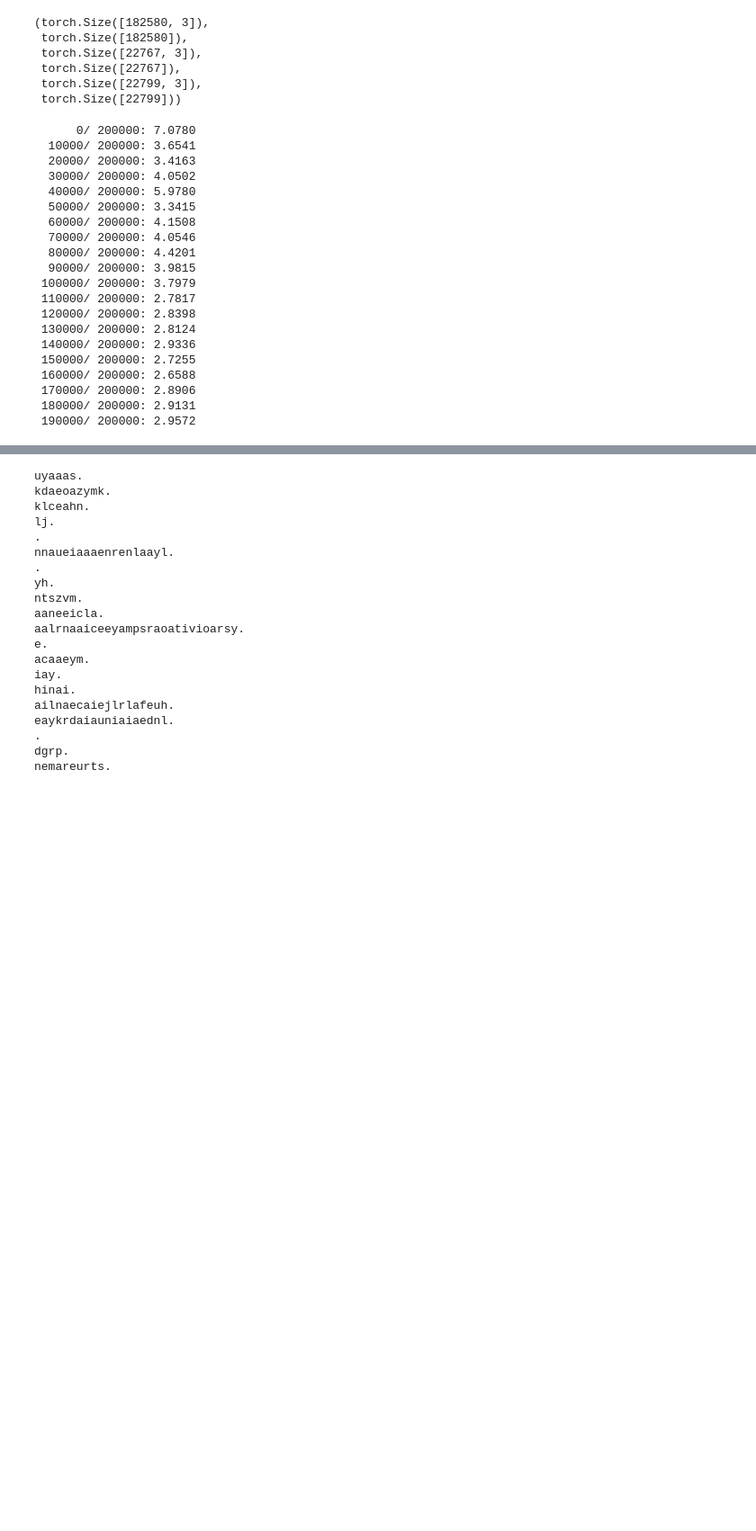
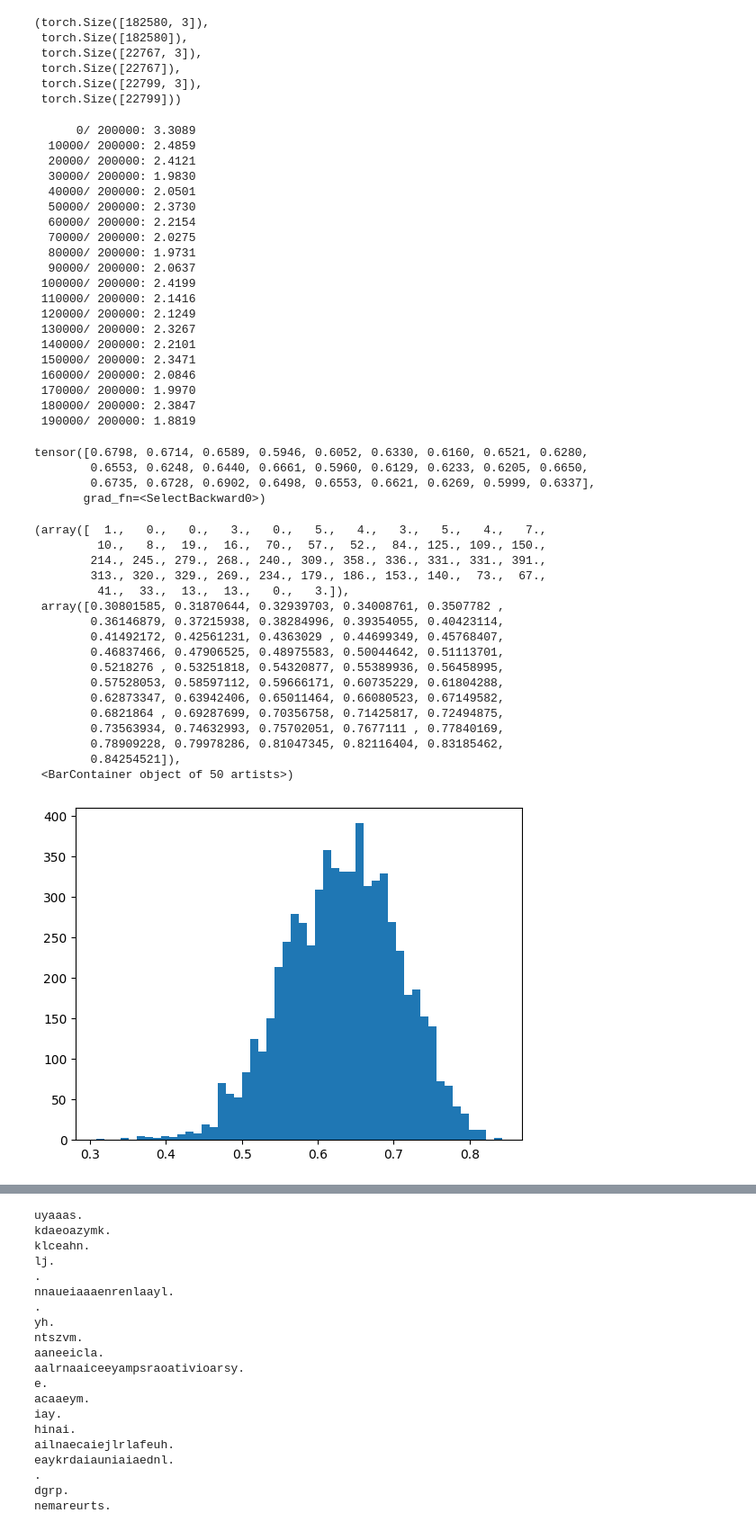
Before and after one commit to SanjaySaatyaki/makemore, a Jupyter notebook: activation_and_gradiants.ipynb, the cells around one changed output, grey strips where cells are left out. Shown at 90% size. Drawn from its saved outputs; the diff is of its cells as text; code cells hidden in the pictures; blank space fills up the shorter version.

```diff
--- a/activation_and_gradiants.ipynb
+++ b/activation_and_gradiants.ipynb
@@ -69,7 +72,10 @@ for i in range(max_steps):
     ix = torch.randint(0,Xtr.shape[0],(batch_size,), generator=g)
     Xb, Yb = Xtr[ix],Ytr[ix]
     emb = C[Xb]
-    h = torch.tanh(emb.view(emb.shape[0],-1)@W1+b1)
+    embcat = emb.view(emb.shape[0],-1)
+    hpreact = embcat @ W1 + b1
+    hpreact = bngain * (hpreact - hpreact.mean(0,keepdim=True)/hpreact.std(0, keepdim=True)) + bnbias
+    h = torch.tanh(hpreact)
     logits = h @ W2 + b2
     loss = F.cross_entropy(logits,Yb)
 
@@ -86,23 +92,51 @@ for i in range(max_steps):
         print(f"{i:7d}/{max_steps:7d}: {loss.item():.4f}")
     lossi.append(loss.log10().item())
 # %% [output]
-      0/ 200000: 7.0780
-  10000/ 200000: 3.6541
-  20000/ 200000: 3.4163
-  30000/ 200000: 4.0502
-  40000/ 200000: 5.9780
-  50000/ 200000: 3.3415
-  60000/ 200000: 4.1508
-  70000/ 200000: 4.0546
-  80000/ 200000: 4.4201
-  90000/ 200000: 3.9815
- 100000/ 200000: 3.7979
- 110000/ 200000: 2.7817
- 120000/ 200000: 2.8398
- 130000/ 200000: 2.8124
- 140000/ 200000: 2.9336
- 150000/ 200000: 2.7255
- 160000/ 200000: 2.6588
- 170000/ 200000: 2.8906
- 180000/ 200000: 2.9131
- 190000/ 200000: 2.9572
+      0/ 200000: 3.3089
+  10000/ 200000: 2.4859
+  20000/ 200000: 2.4121
+  30000/ 200000: 1.9830
+  40000/ 200000: 2.0501
+  50000/ 200000: 2.3730
+  60000/ 200000: 2.2154
+  70000/ 200000: 2.0275
+  80000/ 200000: 1.9731
+  90000/ 200000: 2.0637
+ 100000/ 200000: 2.4199
+ 110000/ 200000: 2.1416
+ 120000/ 200000: 2.1249
+ 130000/ 200000: 2.3267
+ 140000/ 200000: 2.2101
+ 150000/ 200000: 2.3471
+ 160000/ 200000: 2.0846
+ 170000/ 200000: 1.9970
+ 180000/ 200000: 2.3847
+ 190000/ 200000: 1.8819
+# %%
+logits[0]
+# %% [output]
+tensor([0.6798, 0.6714, 0.6589, 0.5946, 0.6052, 0.6330, 0.6160, 0.6521, 0.6280,
+        0.6553, 0.6248, 0.6440, 0.6661, 0.5960, 0.6129, 0.6233, 0.6205, 0.6650,
+        0.6735, 0.6728, 0.6902, 0.6498, 0.6553, 0.6621, 0.6269, 0.5999, 0.6337],
+       grad_fn=<SelectBackward0>)
+# %%
+plt.hist(h.view(-1).tolist(),50) # if values are at 1 and -1 then it will lead to vanishing gradiant
+# %% [output]
+(array([  1.,   0.,   0.,   3.,   0.,   5.,   4.,   3.,   5.,   4.,   7.,
+         10.,   8.,  19.,  16.,  70.,  57.,  52.,  84., 125., 109., 150.,
+        214., 245., 279., 268., 240., 309., 358., 336., 331., 331., 391.,
+        313., 320., 329., 269., 234., 179., 186., 153., 140.,  73.,  67.,
+         41.,  33.,  13.,  13.,   0.,   3.]),
+ array([0.30801585, 0.31870644, 0.32939703, 0.34008761, 0.3507782 ,
+        0.36146879, 0.37215938, 0.38284996, 0.39354055, 0.40423114,
+        0.41492172, 0.42561231, 0.4363029 , 0.44699349, 0.45768407,
+        0.46837466, 0.47906525, 0.48975583, 0.50044642, 0.51113701,
+        0.5218276 , 0.53251818, 0.54320877, 0.55389936, 0.56458995,
+        0.57528053, 0.58597112, 0.59666171, 0.60735229, 0.61804288,
+        0.62873347, 0.63942406, 0.65011464, 0.66080523, 0.67149582,
+        0.6821864 , 0.69287699, 0.70356758, 0.71425817, 0.72494875,
+        0.73563934, 0.74632993, 0.75702051, 0.7677111 , 0.77840169,
+        0.78909228, 0.79978286, 0.81047345, 0.82116404, 0.83185462,
+        0.84254521]),
+ <BarContainer object of 50 artists>)
+[figure, added]
```
Also changed, not shown: parts of 6 cells of this notebook.
